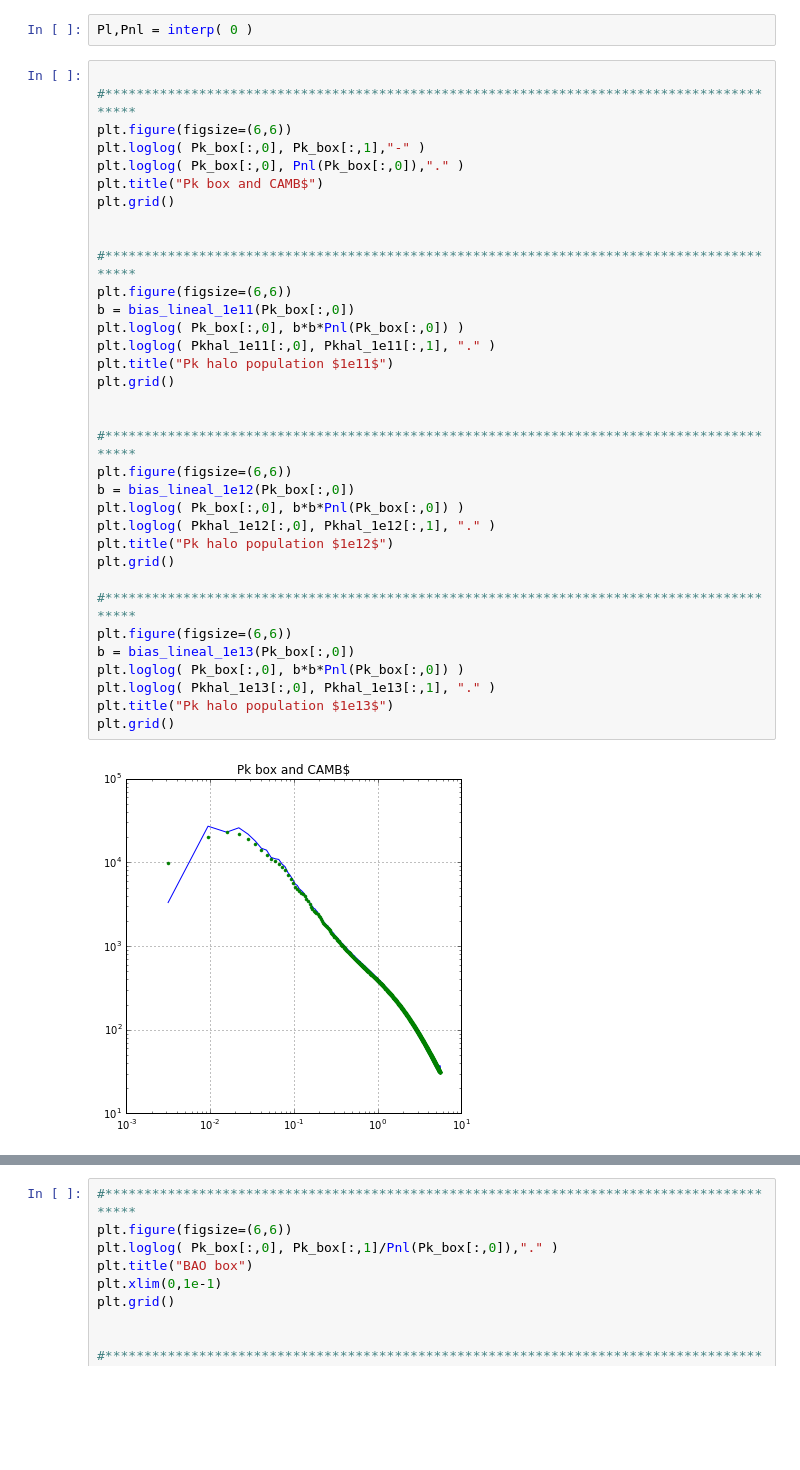
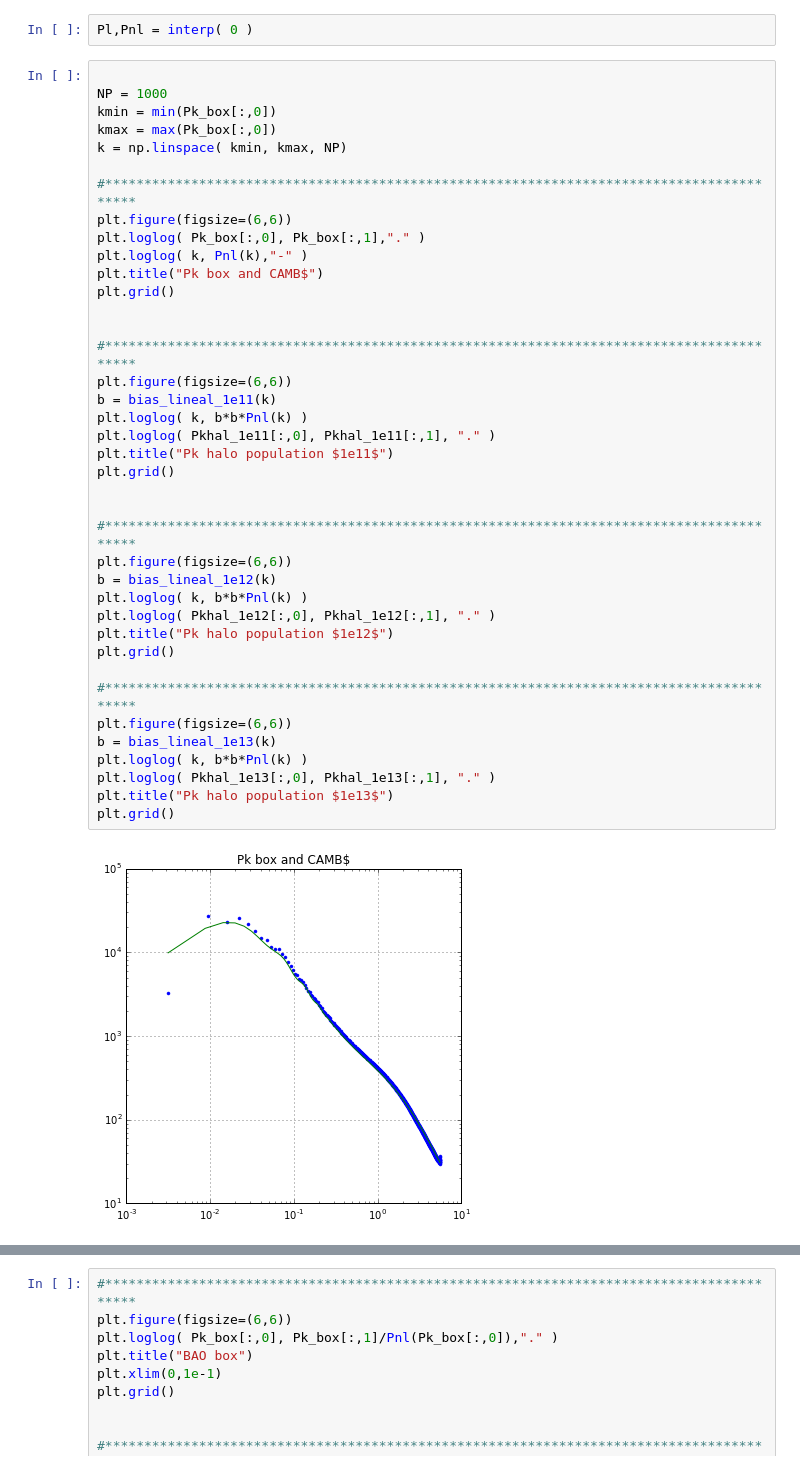
Before and after one commit to NATYML/Power-spectrum, a Jupyter notebook: CAMB/Bias.ipynb, the cells around one changed output, grey strips where cells are left out. Drawn from its saved outputs; the diff is of its cells as text; blank space fills up the shorter version.

```diff
--- a/CAMB/Bias.ipynb
+++ b/CAMB/Bias.ipynb
@@ -474,41 +493,46 @@ plt.grid()
 # %%
 Pl,Pnl = interp( 0 )
 # %%
+
+NP = 1000
+kmin = min(Pk_box[:,0])
+kmax = max(Pk_box[:,0])
+k = np.linspace( kmin, kmax, NP)
 
 #*****************************************************************************************
 plt.figure(figsize=(6,6))
-plt.loglog( Pk_box[:,0], Pk_box[:,1],"-" )
-plt.loglog( Pk_box[:,0], Pnl(Pk_box[:,0]),"." )
+plt.loglog( Pk_box[:,0], Pk_box[:,1],"." )
+plt.loglog( k, Pnl(k),"-" )
 plt.title("Pk box and CAMB$")
 plt.grid()
 
 
 #*****************************************************************************************
 plt.figure(figsize=(6,6))
-b = bias_lineal_1e11(Pk_box[:,0])
-plt.loglog( Pk_box[:,0], b*b*Pnl(Pk_box[:,0]) )
+b = bias_lineal_1e11(k)
+plt.loglog( k, b*b*Pnl(k) )
 plt.loglog( Pkhal_1e11[:,0], Pkhal_1e11[:,1], "." )
 plt.title("Pk halo population $1e11$")
 plt.grid()
 
 
 #*****************************************************************************************
 plt.figure(figsize=(6,6))
-b = bias_lineal_1e12(Pk_box[:,0])
-plt.loglog( Pk_box[:,0], b*b*Pnl(Pk_box[:,0]) )
+b = bias_lineal_1e12(k)
+plt.loglog( k, b*b*Pnl(k) )
 plt.loglog( Pkhal_1e12[:,0], Pkhal_1e12[:,1], "." )
 plt.title("Pk halo population $1e12$")
 plt.grid()
 
 #*****************************************************************************************
 plt.figure(figsize=(6,6))
-b = bias_lineal_1e13(Pk_box[:,0])
-plt.loglog( Pk_box[:,0], b*b*Pnl(Pk_box[:,0]) )
+b = bias_lineal_1e13(k)
+plt.loglog( k, b*b*Pnl(k) )
 plt.loglog( Pkhal_1e13[:,0], Pkhal_1e13[:,1], "." )
 plt.title("Pk halo population $1e13$")
 plt.grid()
 # %% [output]
-[figure, old version]
+[figure, new version]
 [figure]
 [figure]
 [figure]
```
Also changed, not shown: parts of 1 cell of this notebook.
